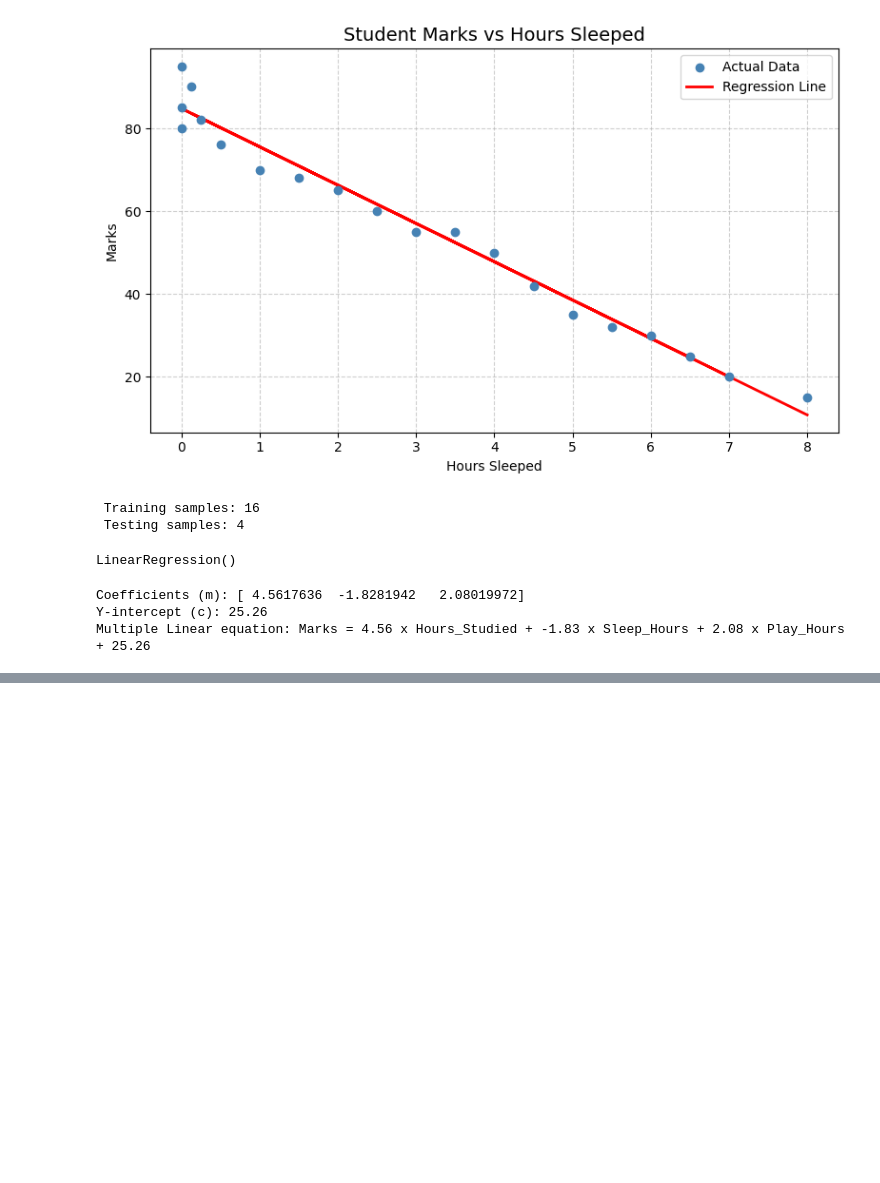
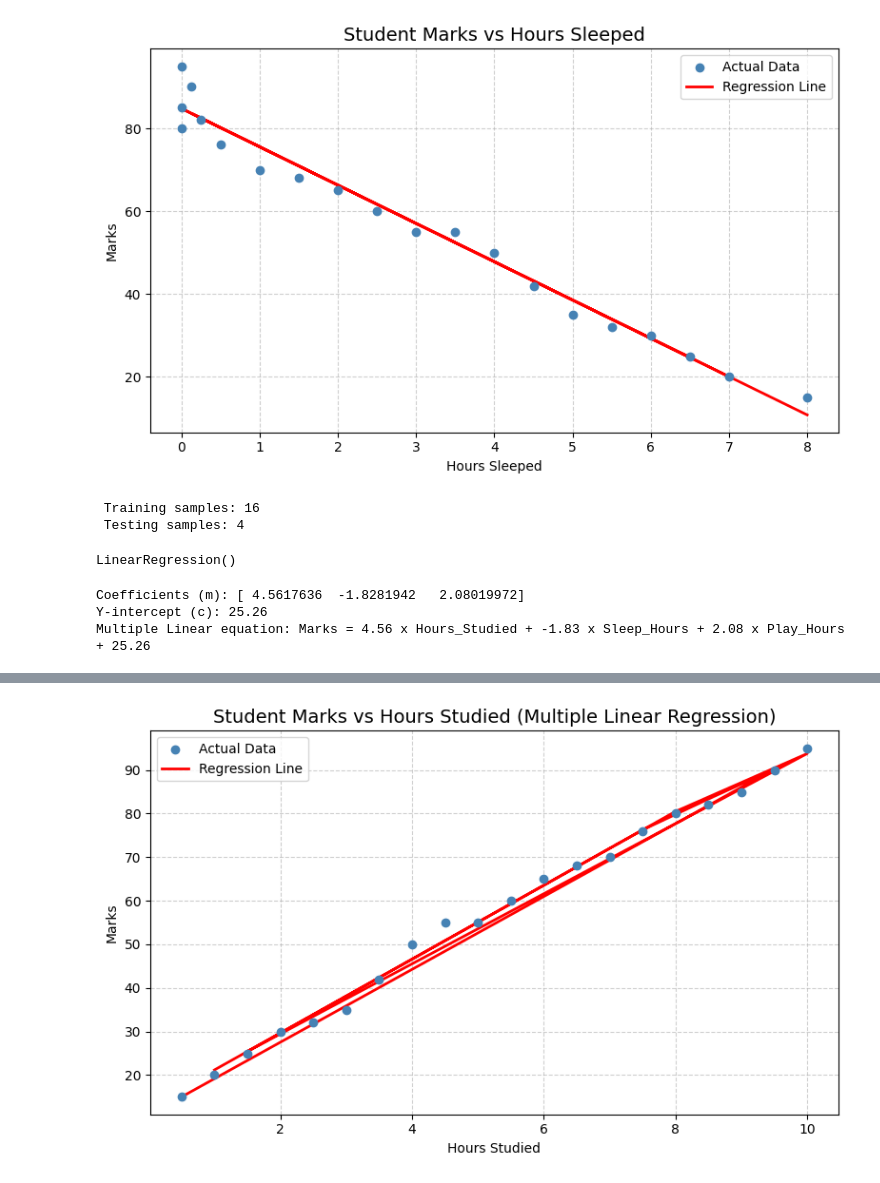
Before and after one commit to RadhikaKapoor383/student-marks-predictor, a Jupyter notebook: marks-predictor.ipynb, the cells around one changed output, grey strips where cells are left out. Cells and saved outputs as stored; diff of their text form; code cells hidden in the pictures; blank space fills up the shorter version.

Commit message:
applying multiple linear regression

```diff
--- a/marks-predictor.ipynb
+++ b/marks-predictor.ipynb
@@ -216,0 +238,14 @@ Multiple Linear equation: Marks = 4.56 x Hours_Studied + -1.83 x Sleep_Hours + 2
+# %%
+plt.figure(figsize=(8, 5))
+plt.scatter(X['Hours_Studied'], y, color='steelblue', label='Actual Data', zorder=3)
+plt.plot(X['Hours_Studied'], model.predict(X), color='red', linewidth=2, label='Regression Line')
+plt.title('Student Marks vs Hours Studied (Multiple Linear Regression)', fontsize=14)
+plt.xlabel('Hours Studied')
+plt.ylabel('Marks')
+plt.legend()
+plt.grid(True, linestyle='--', alpha=0.6)
+plt.tight_layout()
+plt.savefig('regression_plot_multiple_linear.png')
+plt.show()
+# %% [output]
+[figure, added]
```
Also changed, not shown: parts of 1 cell of this notebook, 1 other file.
